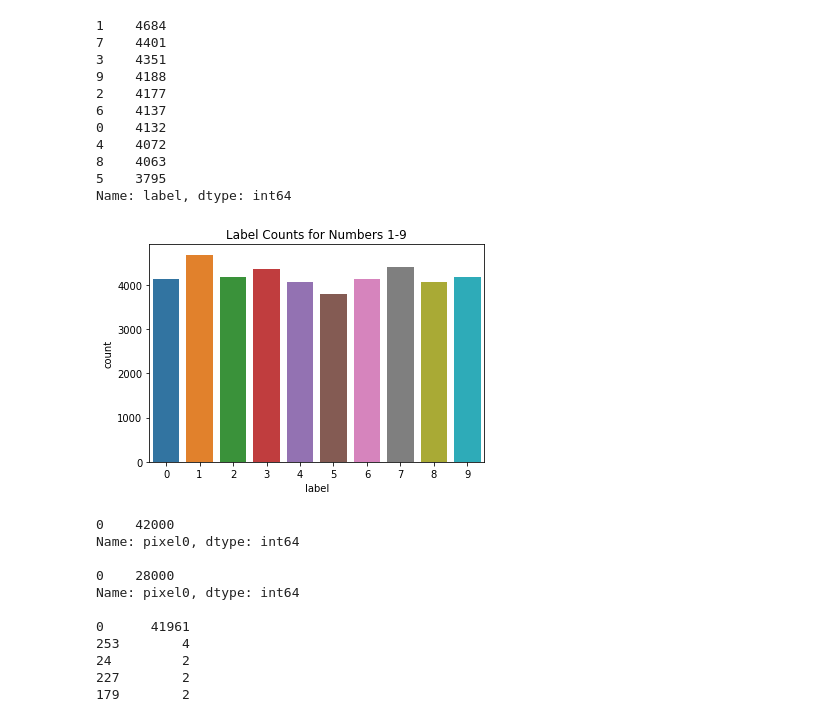
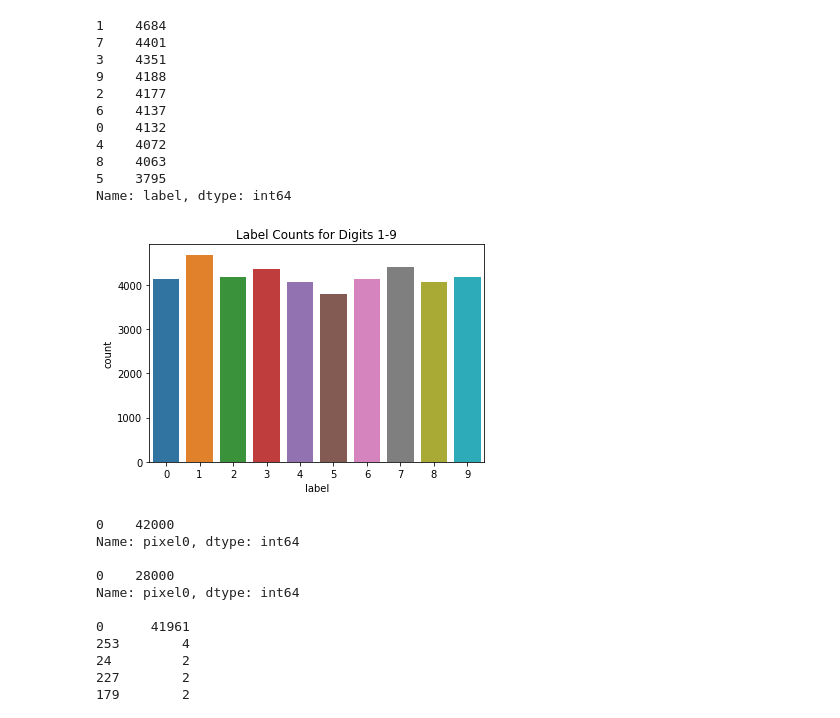
Before and after one commit to laaathrop/Digit-Recognizer, a Jupyter notebook: Digit-Recognizer.ipynb, the cells around one changed output. Drawn from its saved outputs; the diff is of its cells as text; code cells hidden in the pictures.

```diff
--- a/Digit-Recognizer.ipynb
+++ b/Digit-Recognizer.ipynb
@@ -126,9 +134,9 @@ train['label'].value_counts() # Value counts for the labels 0-9, the classes are
 5    3795
 Name: label, dtype: int64
 # %%
-sns.countplot(train['label']).set_title('Label Counts for Numbers 1-9');
+sns.countplot(train['label']).set_title('Label Counts for Digits 1-9');
 # %% [output]
-[figure, old version]
+[figure, new version]
 # %%
 print(train['pixel0'].value_counts()) # The shade of pixel0 is 0 for all training images
 print()
```
Also changed, not shown: parts of 25 cells of this notebook, 1 other file.
